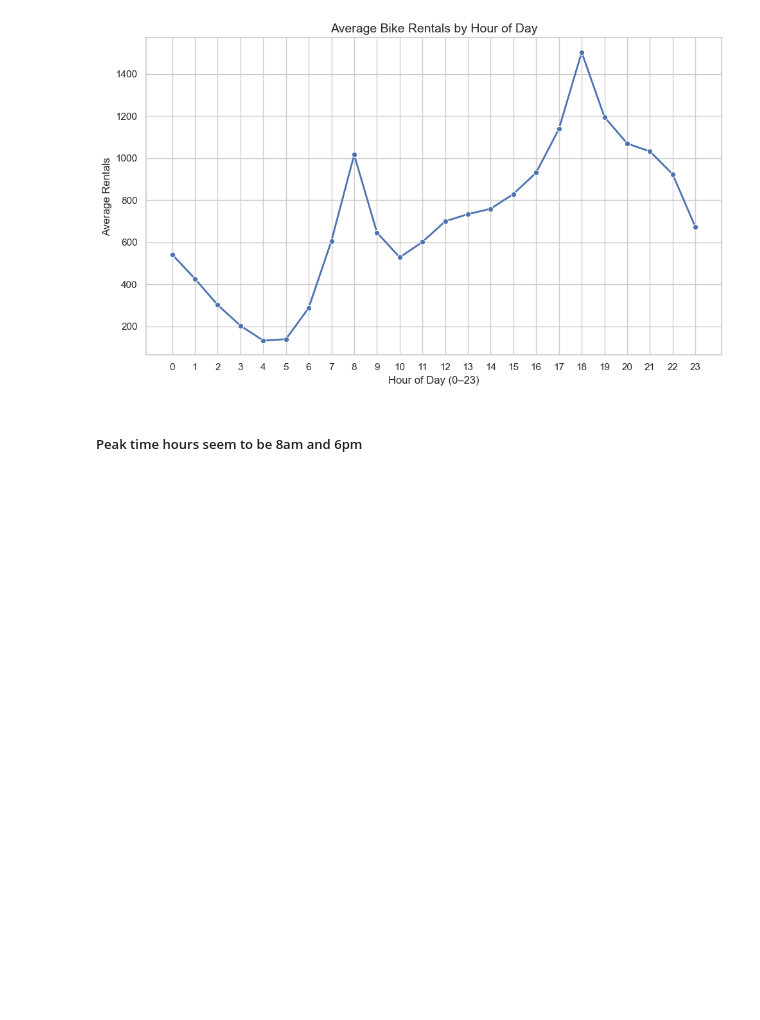
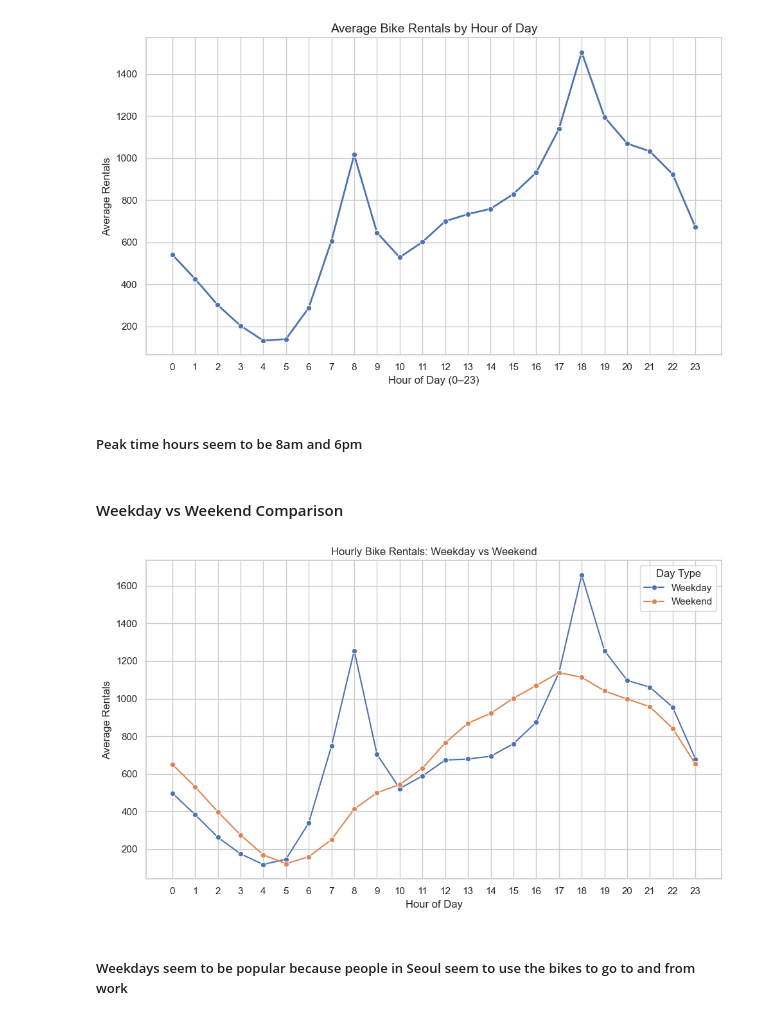
Before and after one commit to BarraHarrison/Seoul-Bike-Sharing, a Jupyter notebook: main.ipynb, the cells around one changed output. Drawn from its saved outputs; the diff is of its cells as text; code cells hidden in the pictures; blank space fills up the shorter version.

Commit message:
Weekday and Weekend Comparison

```diff
--- a/main.ipynb
+++ b/main.ipynb
@@ -274,3 +274,26 @@ plt.show()
 [figure]
 # %% [markdown]
 ##### Peak time hours seem to be 8am and 6pm
+# %% [markdown]
+#### Weekday vs Weekend Comparison
+# %%
+# 1. Group by Hour and Weekend Indicator
+hourly_week = df.groupby(['Hour', 'Is Weekend'])['Rented Bike Count'].mean().reset_index()
+
+# 2. Replace 0/1 with labels
+hourly_week['Day Type'] = hourly_week['Is Weekend'].map({0: 'Weekday', 1: 'Weekend'})
+
+# 3. Plot
+plt.figure(figsize=(10,6))
+sns.lineplot(data=hourly_week, x='Hour', y='Rented Bike Count', hue='Day Type', marker='o')
+plt.title('Hourly Bike Rentals: Weekday vs Weekend')
+plt.xlabel('Hour of Day')
+plt.ylabel('Average Rentals')
+plt.xticks(range(0,24))
+plt.grid(True)
+plt.tight_layout()
+plt.show()
+# %% [output]
+[figure, added]
+# %% [markdown]
+##### Weekdays seem to be popular because people in Seoul seem to use the bikes to go to and from work
```
